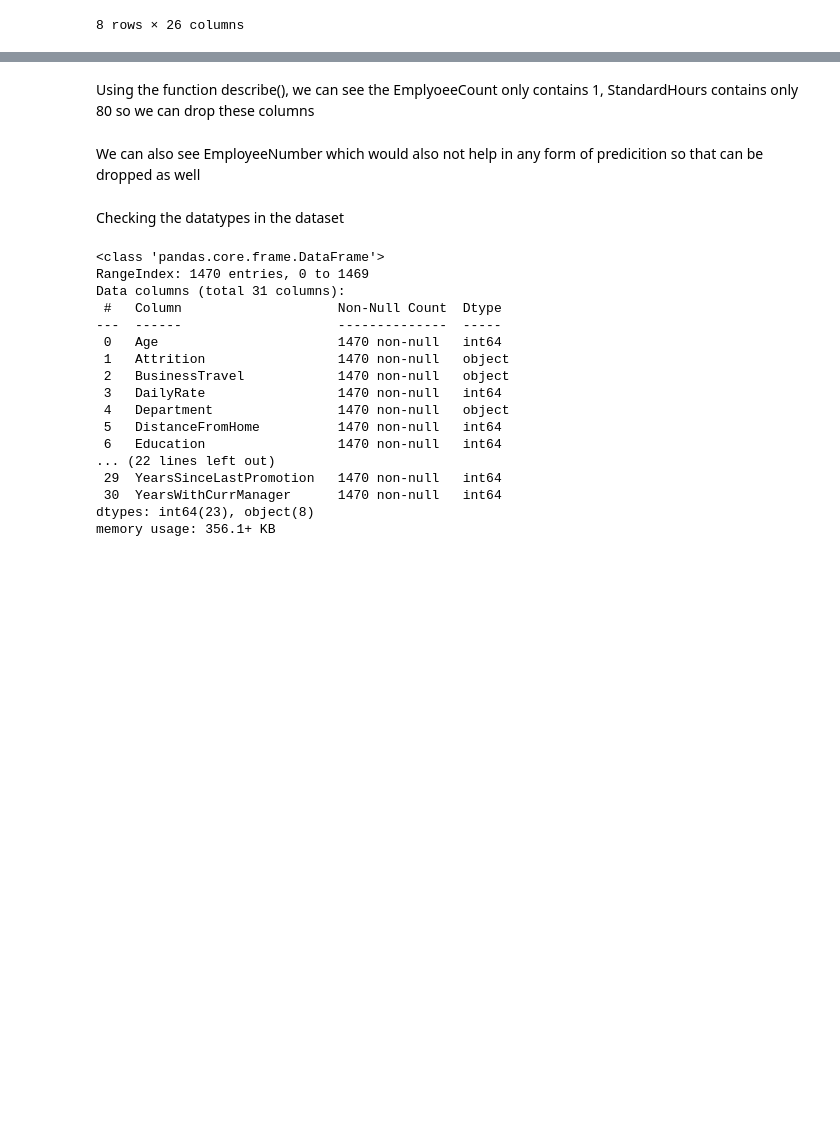
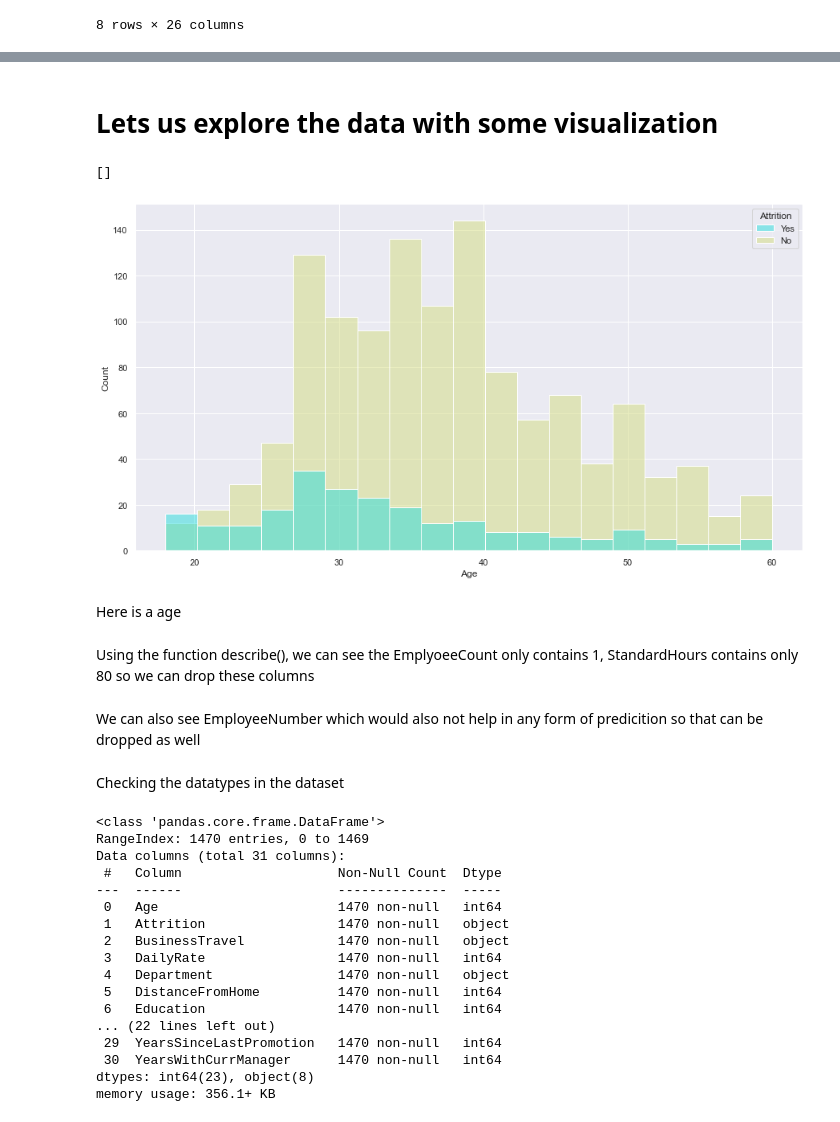
Before and after one commit to AmanKrishna171/HR_Analytics_Data_Science_Project, a Jupyter notebook: CW_Part1.ipynb, the cells around one changed output, grey strips where cells are left out. Saved outputs shown, nothing was run; the diff lists cells and outputs as text; code cells hidden in the pictures; blank space fills up the shorter version.

```diff
--- a/CW_Part1.ipynb
+++ b/CW_Part1.ipynb
@@ -51,3 +119,16 @@ Name: EmployeeNumber, dtype: float64
+# %% [markdown]
+# Lets us explore the data with some visualization
+# %%
+sns.set(rc = {'figure.figsize':(15,8)})
+sns.histplot(data = df,
+            x = "Age",
+            hue = "Attrition",
+            palette = "rainbow").set()
+# %% [output]
+[]
+[figure, added]
+# %% [markdown]
+Here is a age
 # %% [markdown]
 Using the function describe(), we can see the EmplyoeeCount only contains 1, StandardHours contains only 80 so we can drop these columns
 # %%
```
Also changed, not shown: parts of 40 cells of this notebook.
